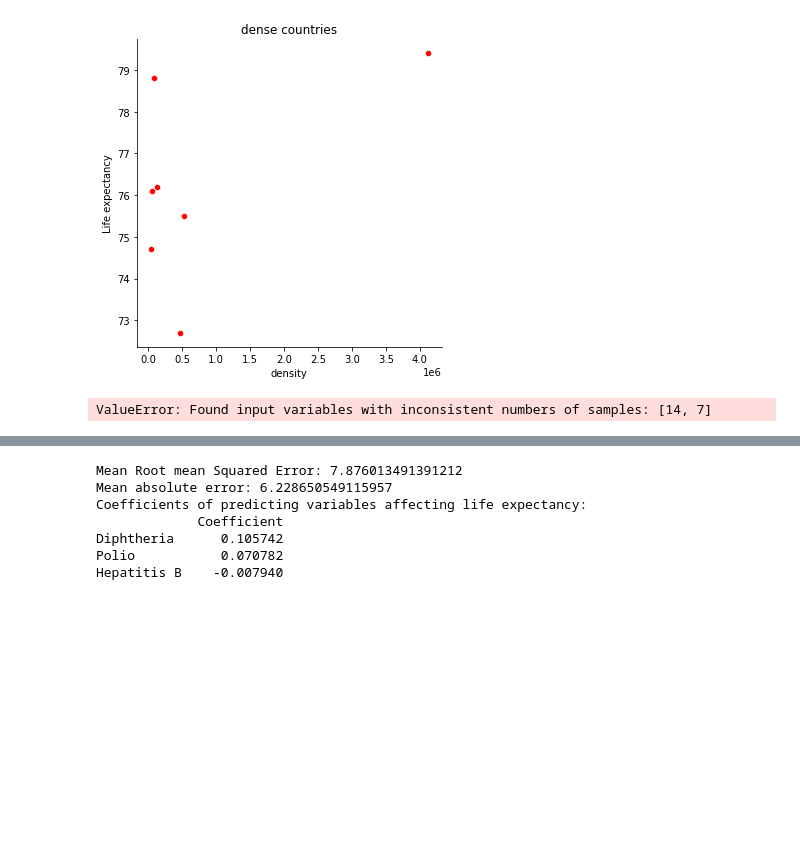
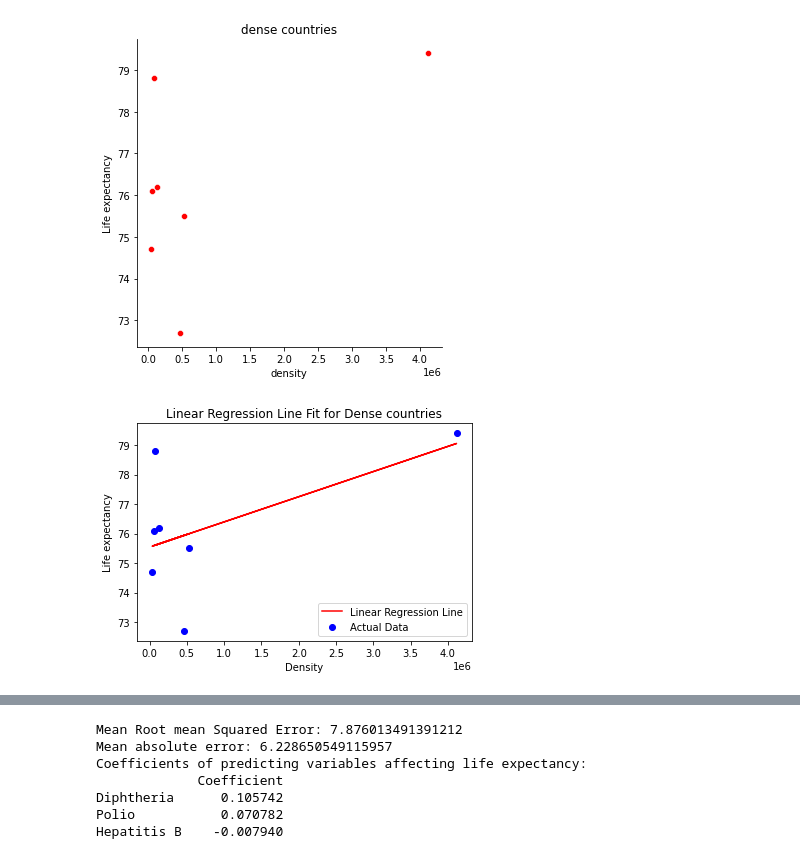
Before and after one commit to Liloiscracked/Machine-learning-Techniques---analysing-data-, a Jupyter notebook: Analysis.ipynb, the cells around one changed output, grey strips where cells are left out. Saved outputs shown, nothing was run; the diff lists cells and outputs as text; code cells hidden in the pictures; blank space fills up the shorter version.

Commit message:
some plots of the models

```diff
--- a/Analysis.ipynb
+++ b/Analysis.ipynb
@@ -480,44 +480,27 @@ Correlation coefficient between Life Expectancy and Population Density: 0.078929
 <Figure size 432x288 with 0 Axes>
 [figure]
 # %%
-# Load the dataset
-data = pd.read_csv('Life Expectancy Data.csv')
-countries = pd.read_csv('countries of the world.csv')
-# Select relevant columns
-selected_columns = ['Life expectancy', 'Population',]
-
-# Drop rows with missing values
-data_cleaned = data[selected_columns].dropna()
-# Calculate population density (population / area)
-data_cleaned['density'] = data_cleaned['Population'] / countries['Area (sq. mi.)']
-# Calculate correlation coefficient
-correlation_coefficient = data_cleaned['Life expectancy'].corr(data_cleaned['density'])
-
-dense_countries = data_cleaned[data_cleaned['density'] >= data_cleaned['density'].mean()]
-not_dense_countries = data_cleaned[data_cleaned['density'] < data_cleaned['density'].mean()]
-
-# Define independent variable (schooling) and dependent variable (life expectancy)
-X = dense_countries.drop(columns=['Life expectancy'])
+X = dense_countries['density']
 y = dense_countries['Life expectancy']
 X = X.values.reshape(-1,1)
 # Fit the linear regression model
 model = LinearRegression()
 model.fit(X, y)
 
 # Predictions from the model
 y_pred = model.predict(X)
 
 plt.scatter(X, y, color='blue', label='Actual Data')
 
 # Plot the linear regression line
 plt.plot(X, y_pred, color='red', label='Linear Regression Line')
 
 # Add labels and legend
 plt.xlabel('Density')
 plt.ylabel('Life expectancy')
 plt.title('Linear Regression Line Fit for Dense countries')
 plt.legend()
 
 plt.show()
 # %% [output]
-ValueError: Found input variables with inconsistent numbers of samples: [14, 7]
+[figure, added]
```
Also changed, not shown: parts of 1 cell of this notebook.
